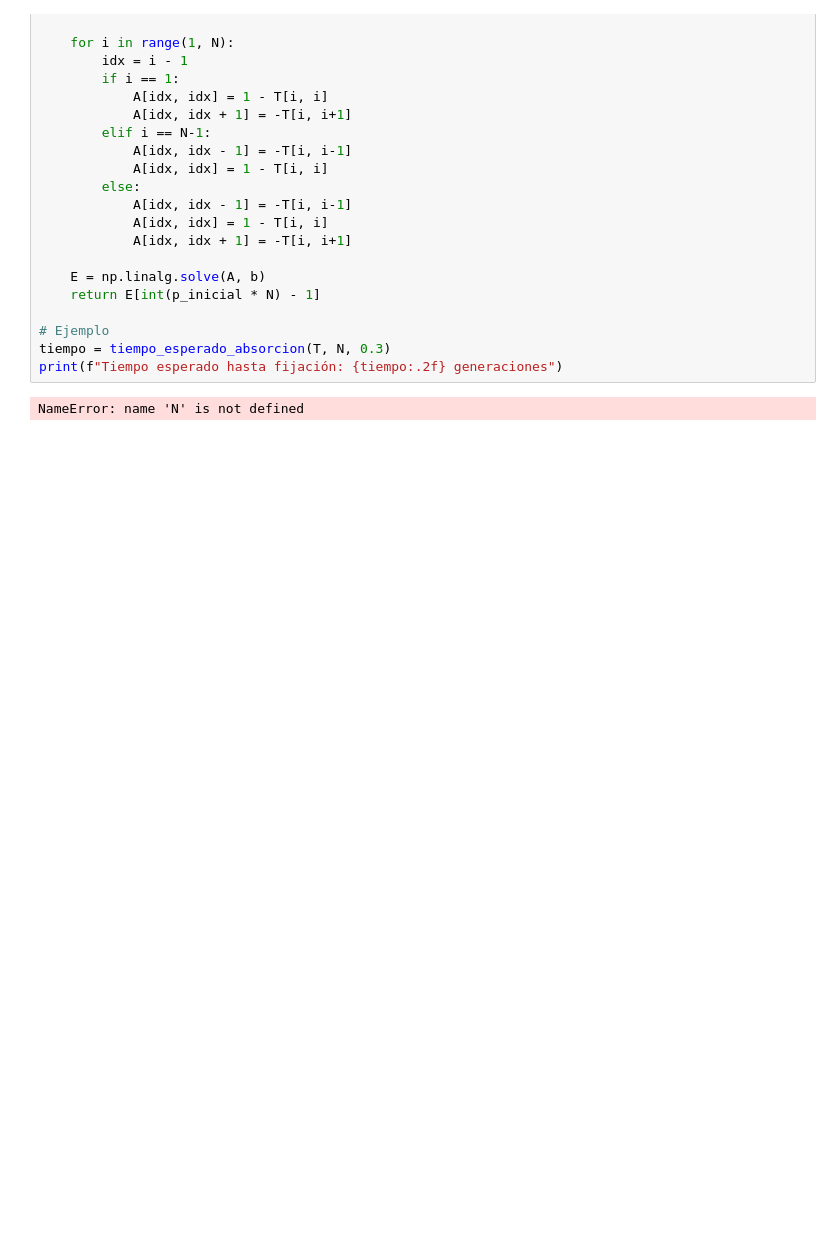
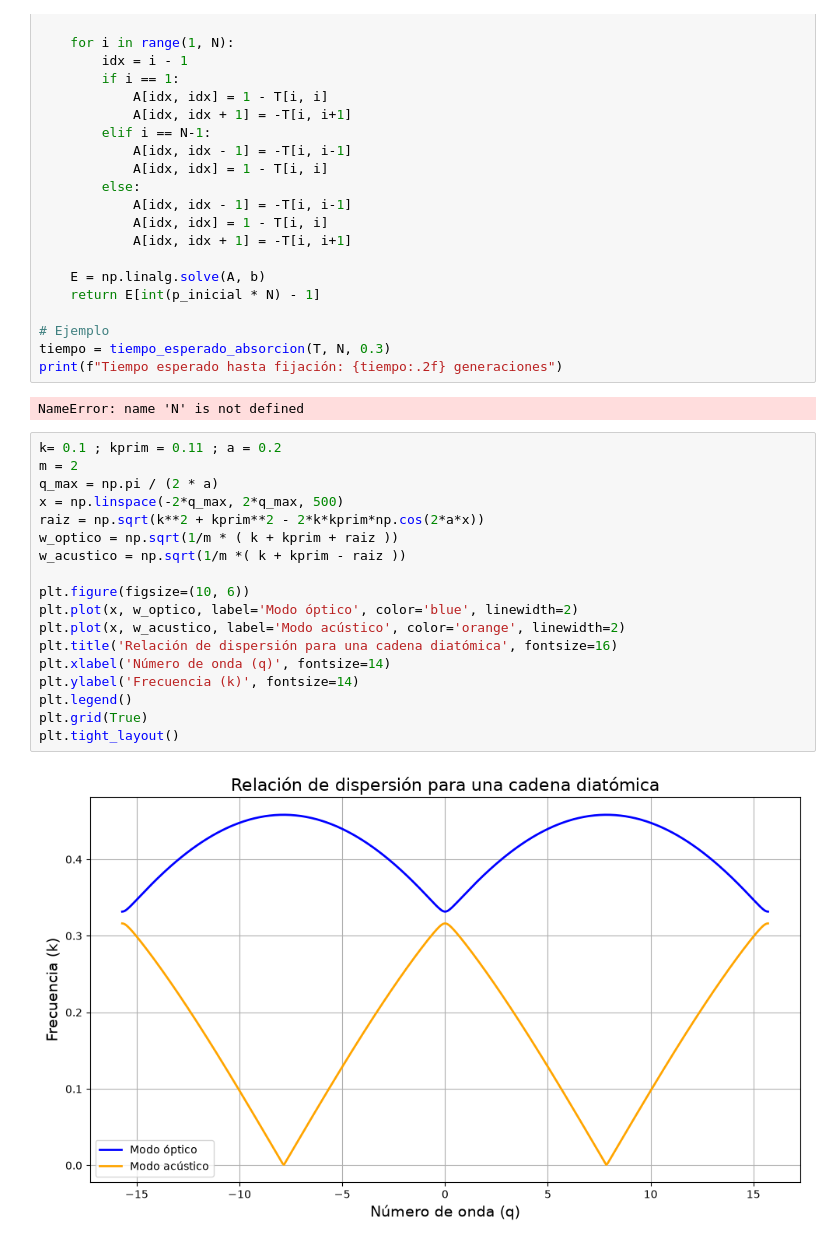
Before and after one commit to ValentinaBustos2025/Proyecto-Final, a Jupyter notebook: Simulación/Proceso Moran incial.ipynb, the cells around one changed output. Cells and saved outputs as stored; diff of their text form; blank space fills up the shorter version.

```diff
--- a/Simulación/Proceso Moran incial.ipynb
+++ b/Simulación/Proceso Moran incial.ipynb
@@ -362,3 +364,23 @@ tiempo = tiempo_esperado_absorcion(T, N, 0.3)
 print(f"Tiempo esperado hasta fijación: {tiempo:.2f} generaciones")
 # %% [output]
 NameError: name 'N' is not defined
+# %%
+k= 0.1 ; kprim = 0.11 ; a = 0.2
+m = 2
+q_max = np.pi / (2 * a)
+x = np.linspace(-2*q_max, 2*q_max, 500)
+raiz = np.sqrt(k**2 + kprim**2 - 2*k*kprim*np.cos(2*a*x))
+w_optico = np.sqrt(1/m * ( k + kprim + raiz ))
+w_acustico = np.sqrt(1/m *( k + kprim - raiz ))
+
+plt.figure(figsize=(10, 6))
+plt.plot(x, w_optico, label='Modo óptico', color='blue', linewidth=2)
+plt.plot(x, w_acustico, label='Modo acústico', color='orange', linewidth=2)
+plt.title('Relación de dispersión para una cadena diatómica', fontsize=16)
+plt.xlabel('Número de onda (q)', fontsize=14)
+plt.ylabel('Frecuencia (k)', fontsize=14)
+plt.legend()
+plt.grid(True)
+plt.tight_layout()
+# %% [output]
+[figure, added]
```
Also changed, not shown: parts of 9 cells of this notebook, 17 other files.
